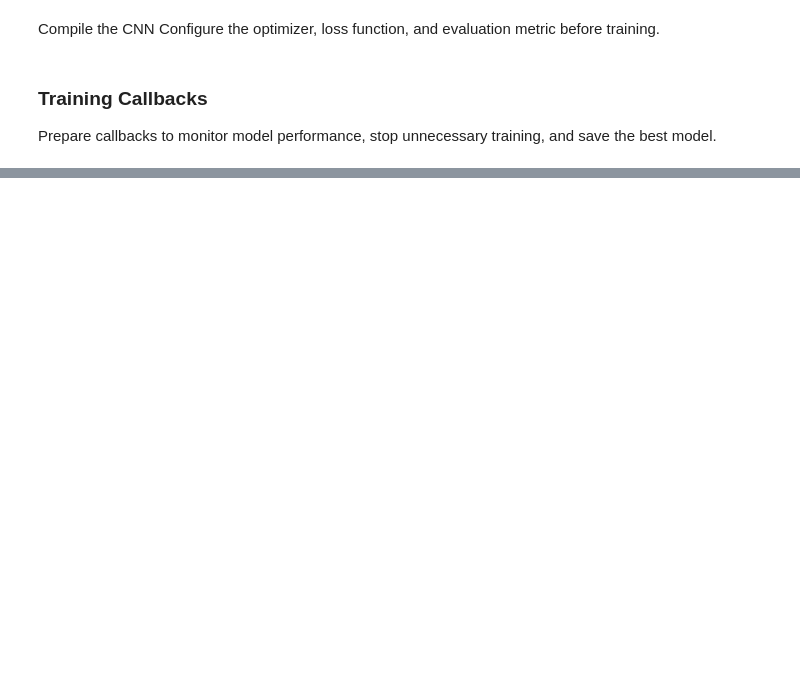
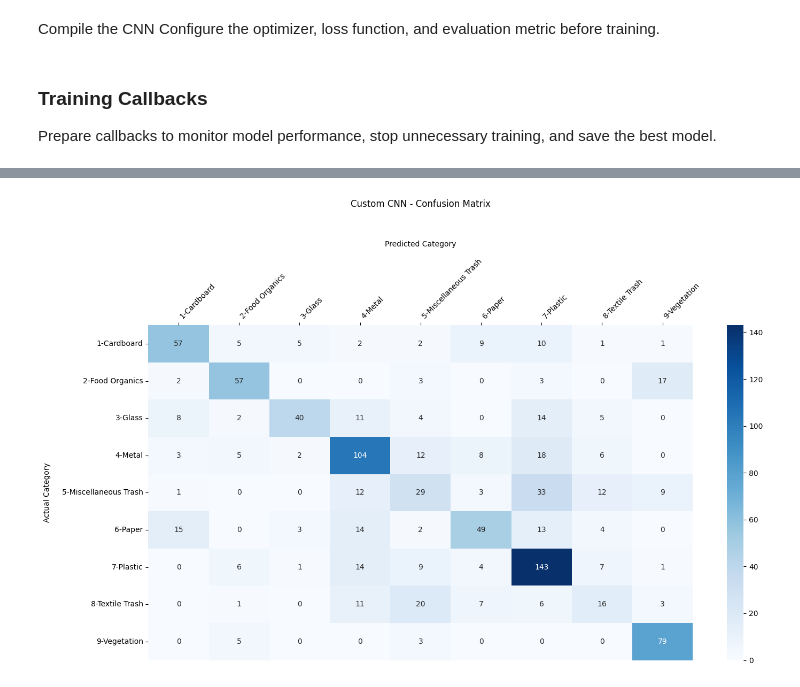
Before and after one commit to zad88/waste-classification, a Jupyter notebook: notebooks/02_data_preprocessing.ipynb, the cells around one changed output, grey strips where cells are left out. Cells and saved outputs as stored; diff of their text form; code cells hidden in the pictures; blank space fills up the shorter version.

Commit message:
Add custom CNN evaluation and performance analysis

```diff
--- a/notebooks/02_data_preprocessing.ipynb
+++ b/notebooks/02_data_preprocessing.ipynb
@@ -357,0 +410,11 @@ history = model.fit(
+# %%
+# Load the model with the best validation loss
+best_cnn_model = tf.keras.models.load_model(
+    "../models/custom_cnn_best.keras"
+)
+
+# Evaluate it on the validation dataset
+val_loss, val_accuracy = best_cnn_model.evaluate(val_dataset)
+
+print("Best CNN validation loss:", val_loss)
+print("Best CNN validation accuracy:", val_accuracy)
@@ -357,0 +465,43 @@ history = model.fit(
+# %%
+from sklearn.metrics import confusion_matrix
+import seaborn as sns
+import matplotlib.pyplot as plt
+
+# Create the confusion matrix
+cm = confusion_matrix(y_true, y_pred)
+
+# Plot the confusion matrix
+plt.figure(figsize=(15, 9))
+
+ax = sns.heatmap(
+    cm,
+    annot=True,
+    fmt="d",
+    cmap="Blues",
+    xticklabels=label_encoder.classes_,
+    yticklabels=label_encoder.classes_
+)
+
+# Move predicted category labels to the top
+ax.xaxis.tick_top()
+ax.xaxis.set_label_position("top")
+
+# Add titles and labels
+plt.title("Custom CNN - Confusion Matrix", pad=45)
+plt.xlabel("Predicted Category", labelpad=15)
+plt.ylabel("Actual Category", labelpad=15)
+
+# Adjust label rotation and layout
+plt.xticks(rotation=45, ha="left")
+plt.yticks(rotation=0)
+
+plt.tight_layout()
+plt.savefig(
+    "../results/figures/custom_cnn_confusion_matrix.png",
+    dpi=300,
+    bbox_inches="tight"
+)
+
+plt.show()
+# %% [output]
+[figure, added]
```
Also changed, not shown: parts of 10 cells of this notebook.
